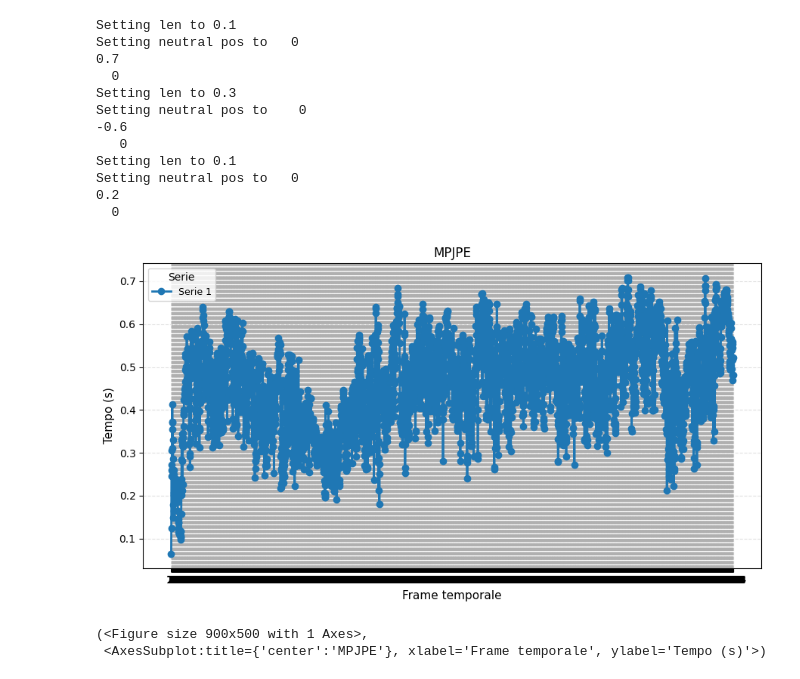
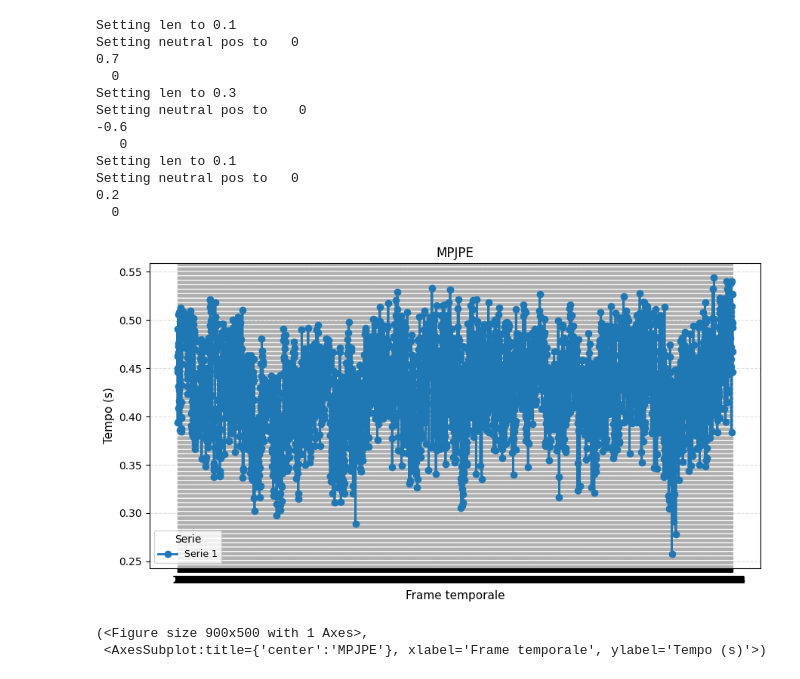
Before and after one commit to PARCO-LAB/COMETH, a Jupyter notebook: test_ablation_model.ipynb, the cells around one changed output. Cells and saved outputs as stored; diff of their text form; code cells hidden in the pictures.

```diff
--- a/test_ablation_model.ipynb
+++ b/test_ablation_model.ipynb
@@ -505,8 +505,8 @@ class ArmModel:
         R_W_marker = Rw_marker @ self.R_seg_to_marker # dal marker al world => R è da marker->seg
         p_W_marker = pw_marker + Rw_marker @ self.p_seg_to_marker #p é posizione del marker in sist rif segment, il risultato è posizione del maker in sist rif world
         # Camera sul tronco (segmento 0)
-        R_cam = rotations[0]@self.R_seg_to_imu[0]@self.R_imu_to_cam.T # da tronco a world @ da imu a tronco @ da cam a imu => da cam a world
-        p_cam = positions[0] + rotations[0]@self.p_seg_to_imu[0] + rotations[0]@self.R_seg_to_imu[0]@self.p_imu_to_cam#pos di tronco in world + posizione di imu in tronco riportato al world + pos di cam in imu riportato al world
+        R_cam = rotations[2]@self.R_seg_to_imu[2]@self.R_imu_to_cam.T # da tronco a world @ da imu a tronco @ da cam a imu => da cam a world
+        p_cam = positions[2] + rotations[2]@self.p_seg_to_imu[2] + rotations[2]@self.R_seg_to_imu[0]@self.p_imu_to_cam#pos di tronco in world + posizione di imu in tronco riportato al world + pos di cam in imu riportato al world
         R_C_marker = R_cam.T @ R_W_marker # da marker alla cam
         p_C_marker = R_cam.T @ (p_W_marker - p_cam) # coordinate marker relative alla cam  in sist riferimento cam
         return R_C_marker, p_C_marker
@@ -529,11 +529,21 @@ def compute_modified_dh(T_list, right : bool = True):
         sign = 1
 
     dh_params = [
+        #tronco yaw
+        {'a': 0.0,  'alpha': +np.pi/2, 'd': 0.0},
+        #tronco pitch
+        {'a': 0.0,  'alpha': -np.pi/2, 'd': 0.0},
+        #tronco roll
         {'a': sign * offset[0],  'alpha': 0.0,    'd': 0.0}, #distanza torace spalla
+        #spalla yaw
         {'a': 0.0,  'alpha': +np.pi/2, 'd': 0.0},
+        #spalla pitch
         {'a': 0.0,  'alpha': -np.pi/2, 'd': 0.0},
-        {'a': sign * offset[1], 'alpha': 0.0, 'd': 0.0}, #distanza spalla gomito
-        {'a': sign * offset[2], 'alpha': 0.0, 'd': 0.0}, #distanza gomito polso
+        #spalla roll
+        {'a': offset[1], 'alpha': 0.0, 'd': 0.0}, #distanza spalla gomito
+        #gomito flex
+        {'a': offset[2], 'alpha': 0.0, 'd': 0.0}, #distanza gomito polso
+        #pronation
         {'a': 0.0,  'alpha': 0.0,      'd': 0.0},
     ]
     return dh_params
@@ -1050,13 +1060,13 @@ setImuWorldTransform(s,T)
 
 
 R_r = compute_imu_ori(dh_right, s, right= True) #from imu to link
-R_seg_to_imu_r = [R_r[0], np.eye(3), np.eye(3), R_r[1], R_r[2], np.eye(3)]#[R_trunk_IMU, R_upper_IMU, R_fore_IMU]
-p_seg_to_imu_r = [np.array([-0.15,0,0]), np.array([0,0,0]), np.array([0,0,0]), np.array([-0.15,0,0]), np.array([-0.12,0,0]), np.array([0,0,0])]
+R_seg_to_imu_r = [np.eye(3), np.eye(3), R_r[0], np.eye(3), np.eye(3), R_r[1], R_r[2], np.eye(3)]#[R_trunk_IMU, R_upper_IMU, R_fore_IMU]
+p_seg_to_imu_r = [np.array([0,0,0]), np.array([0,0,0]), np.array([-0.15,0,0]), np.array([0,0,0]), np.array([0,0,0]), np.array([-0.15,0,0]), np.array([-0.12,0,0]), np.array([0,0,0])]
 R_seg_to_marker_r = np.eye(3)
 p_seg_to_marker_r = np.zeros(3)
 R_l = compute_imu_ori(dh_left, s, right= False)
-R_seg_to_imu_l = [R_l[0], np.eye(3), np.eye(3), R_l[1], R_l[2], np.eye(3)]#[R_trunk_IMU, R_upper_IMU, R_fore_IMU]
-p_seg_to_imu_l = [np.array([-0.15,0,0]), np.array([0,0,0]), np.array([0,0,0]), np.array([-0.15,0,0]), np.array([-0.12,0,0]), np.array([0,0,0])] #Riconsidera la prima traslazione sapendo che impatta su dove metti la camera...
+R_seg_to_imu_l = [np.eye(3), np.eye(3), R_l[0], np.eye(3), np.eye(3), R_l[1], R_l[2], np.eye(3)]#[R_trunk_IMU, R_upper_IMU, R_fore_IMU]
+p_seg_to_imu_l = [np.array([0,0,0]), np.array([0,0,0]), np.array([0.15,0,0]), np.array([0,0,0]), np.array([0,0,0]), np.array([-0.15,0,0]), np.array([-0.12,0,0]), np.array([0,0,0])] #Riconsidera la prima traslazione sapendo che impatta su dove metti la camera...
 R_seg_to_marker_l = np.eye(3) #lasciare coincidente per evitare rogne dopo
 p_seg_to_marker_l = np.zeros(3)
 R_imu_to_cam = R_cam_imu #rotazione dalla cam a imu del tronco
@@ -1071,16 +1081,16 @@ arm_left = ArmModel(dh_left, R_seg_to_imu_l, p_seg_to_imu_l,
 
 
 # creation of Q
-Q_q = np.eye(6)*1e-6
-Q_qd = np.eye(6)*1e-5
-Q_qdd = np.eye(6)*1e-4
-Q_arm = np.block([[Q_q, np.zeros((6,6)), np.zeros((6,6))], [np.zeros((6,6)), Q_qd, np.zeros((6,6))], [np.zeros((6,6)), np.zeros((6,6)), Q_qdd]] )
-Q_whole = np.block([[Q_arm, np.zeros((18, 18))], [np.zeros((18, 18)),Q_arm]])
+Q_q = np.eye(8)*1e-6
+Q_qd = np.eye(8)*1e-5
+Q_qdd = np.eye(8)*1e-4
+Q_arm = np.block([[Q_q, np.zeros((8,8)), np.zeros((8,8))], [np.zeros((8,8)), Q_qd, np.zeros((8,8))], [np.zeros((8,8)), np.zeros((8,8)), Q_qdd]] )
+Q_whole = np.block([[Q_arm, np.zeros((24, 24))], [np.zeros((24, 24)),Q_arm]])
 
 #Da settare con dati veri
 ekf = DualArmEKF([arm_right, arm_left],
                     Q=Q_whole,
-                    R_dict={'imu': np.eye(6)*1e-3,
+                    R_dict={'imu': np.eye(6)*1e-4,
                             'marker_pos': np.eye(3)*1e-6, #è gt
                             'marker_rot': np.eye(3)*1e-6})#è gt
 
@@ -1097,12 +1107,12 @@ for i in range(0, imu['n_frames']):
 
     #ad ogni frame creo i rispettivi nparray dei dati imu
     z_all = [
-        (0, 0, np.array([gyro[4,i],acc[4,i]*9.80665]).reshape(6)),   # braccio destro, tronco
-        (0, 3, np.array([gyro[2,i],acc[2,i]*9.80665]).reshape(6)),   # braccio destro, upper-arm (link 3)
-        (0, 5, np.array([gyro[0,i],acc[0,i]*9.80665]).reshape(6)),    # braccio destro, forearm (link 4) #era 4, ma forse più corretto 5
-        (1, 0, np.array([gyro[4,i],acc[4,i]*9.80665]).reshape(6)),   # braccio sinistro, tronco
-        (1, 3, np.array([gyro[3,i],acc[3,i]*9.80665]).reshape(6)),   # braccio sinistro, upper-arm
-        (1, 5, np.array([gyro[1,i],acc[1,i]*9.80665]).reshape(6)),    # braccio sinistro, forearm
+        (0, 2, np.array([gyro[4,i],acc[4,i]*9.80665]).reshape(6)),   # braccio destro, tronco
+        (0, 5, np.array([gyro[2,i],acc[2,i]*9.80665]).reshape(6)),   # braccio destro, upper-arm (link 3)
+        (0, 7, np.array([gyro[0,i],acc[0,i]*9.80665]).reshape(6)),    # braccio destro, forearm (link 4) #era 4, ma forse più corretto 5
+        (1, 2, np.array([gyro[4,i],acc[4,i]*9.80665]).reshape(6)),   # braccio sinistro, tronco
+        (1, 5, np.array([gyro[3,i],acc[3,i]*9.80665]).reshape(6)),   # braccio sinistro, upper-arm
+        (1, 7, np.array([gyro[1,i],acc[1,i]*9.80665]).reshape(6)),    # braccio sinistro, forearm
     ]
 
 
@@ -1125,34 +1135,34 @@ for i in range(0, imu['n_frames']):
         pos_target = (s._nimble.getJointWorldPositions(s.joints)).reshape(-1,3)[[1,7],:] #first is left, second is  right #posizioni dei polsi nel world
         z_pos_cam_l, z_pos_cam_r = camera_simulation(pos_target, camera_pos=camera_pos, R_cam= R_cam_w) #pos relativa tra polso e camera nel sist riferimento camera
 
 
 
         # Ad ogni frame creo i rispettivi nparray dei polsi visti da camera
 
         #z_rot deve essere da segmento a camera, z_pos è coordinate marker relative alla cam  in sist riferimento cam
         if not np.any(np.isnan(z_pos_cam_r)):
             z_rot_cam_r = (R_cam_w.T@R_r_w) # Deve essere dal marker a camera
             ekf.update_marker(arm_id=0, z_pos=z_pos_cam_r@R_imu_w, z_rot=z_rot_cam_r)
         if not np.any(np.isnan(z_pos_cam_l)):
             z_rot_cam_l = (R_cam_w.T@R_l_w)
             ekf.update_marker(arm_id=1, z_pos=z_pos_cam_l@R_imu_w, z_rot=z_rot_cam_l)
 
 
-    q_est = (ekf.state.reshape(6,6)[:,[0,3]]).T
+    q_est = (ekf.state.reshape(8,6)[:,[0,3]]).T
 
     pos_est = forward_kinematics(dh_right,q_est[0])[1:]
     pos_est= pos_est + forward_kinematics(dh_left,q_est[1])[1:]
     pos_est = np.array(pos_est).reshape(-1,3)[[0,3,4,6,9,10],:]
 
     # creating gt
     pos_real = (s._nimble.getJointWorldPositions(s.joints)).reshape(-1,3)[[3,6,7,9,4,1],:] - s._nimble.getBodyNode("thorax").getWorldTransform().matrix()[:3,3]
 
     pos_error = np.linalg.norm(pos_est-pos_real, axis = -1)
     errors.append(np.mean(pos_error, axis=0).reshape(-1))
     #print(pos_error)
 
 plot_error(errors)
 # %% [output]
-[figure, old version]
+[figure, new version]
 (<Figure size 900x500 with 1 Axes>,
  <AxesSubplot:title={'center':'MPJPE'}, xlabel='Frame temporale', ylabel='Tempo (s)'>)
```
Also changed, not shown: parts of 1 cell of this notebook.
